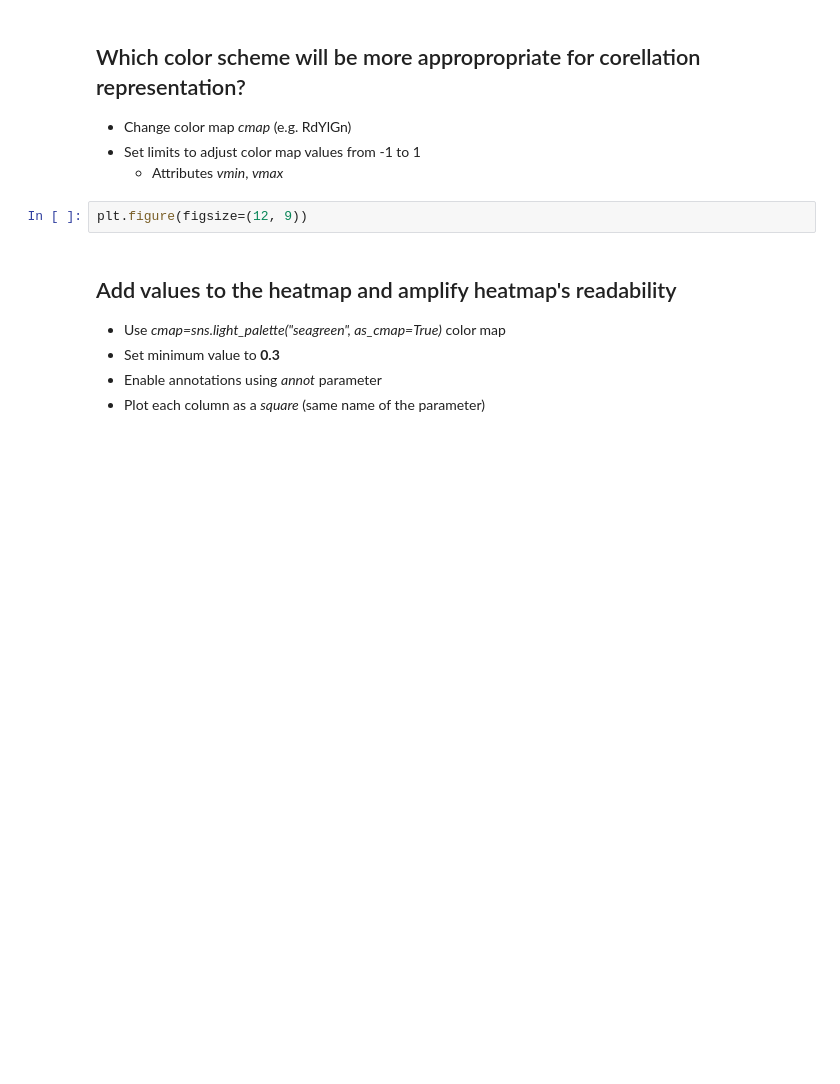
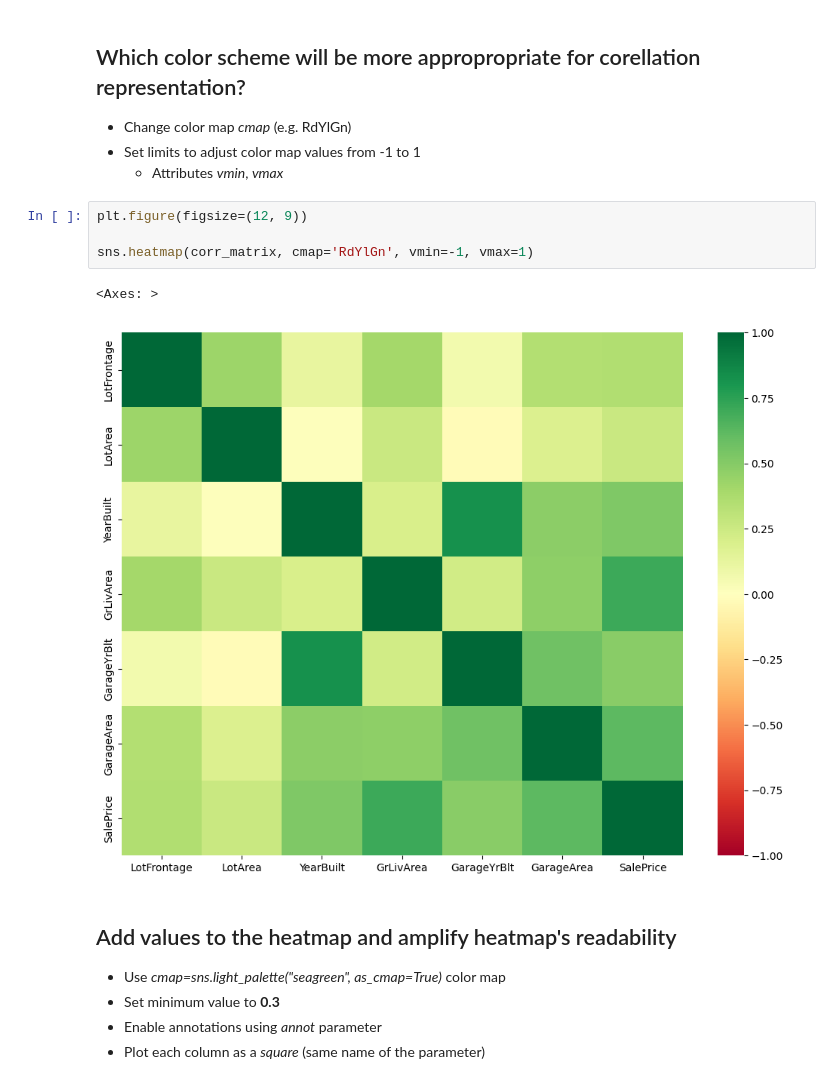
Before and after one commit to deenyse/VSB_ZSU, a Jupyter notebook: fml_03.ipynb, the cells around one changed output. Cells and saved outputs as stored; diff of their text form; blank space fills up the shorter version.

```diff
--- a/fml_03.ipynb
+++ b/fml_03.ipynb
@@ -207,6 +228,11 @@ plt.figure(figsize=(12, 9))
     - Attributes *vmin*, *vmax*
 # %%
 plt.figure(figsize=(12, 9))
+
+sns.heatmap(corr_matrix, cmap='RdYlGn', vmin=-1, vmax=1)
+# %% [output]
+<Axes: >
+[figure, added]
 # %% [markdown]
 ## Add values to the heatmap and amplify heatmap's readability
 * Use *cmap=sns.light_palette("seagreen", as_cmap=True)* color map
```
Also changed, not shown: parts of 7 cells of this notebook.
